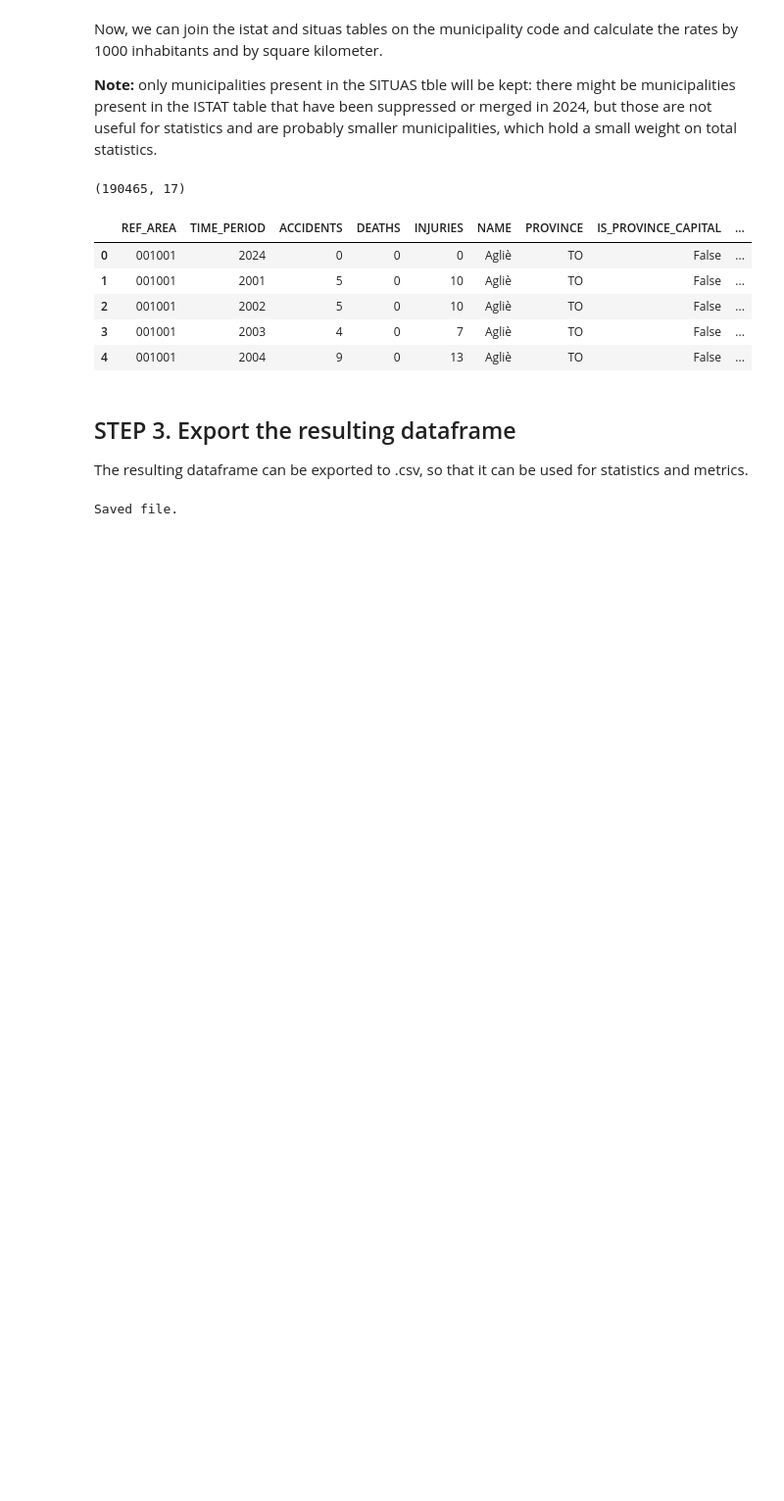
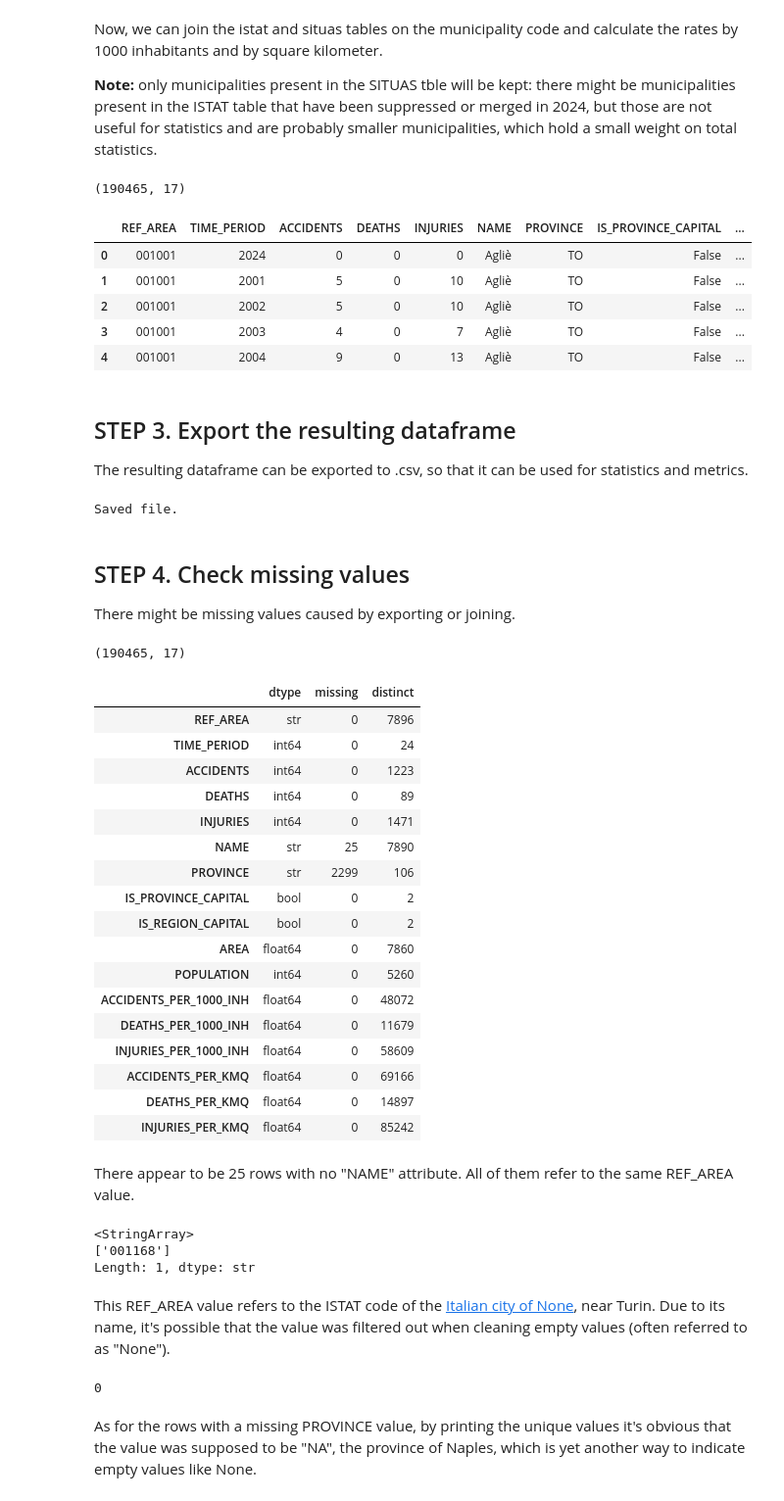
Before and after one commit to maurancino/final-project, a Jupyter notebook: notebooks/1. Building the Dataframe.ipynb, the cells around one changed output. Shown at 98% size. Drawn from its saved outputs; the diff is of its cells as text; code cells hidden in the pictures; blank space fills up the shorter version.

Commit message:
Started notebook on EDA, fixed problems with values that were parsed as empty (like Naples as NA)

```diff
--- a/notebooks/1. Building the Dataframe.ipynb
+++ b/notebooks/1. Building the Dataframe.ipynb
@@ -213,3 +213,60 @@ final.to_csv(output)
 print(f"Saved file.")
 # %% [output]
 Saved file.
+# %% [markdown]
+## STEP 4. Check missing values
+There might be missing values caused by exporting or joining.
+# %%
+import pandas as pd
+from pathlib import Path
+
+finalpath = Path("../data/2_final.csv")
+df = pd.read_csv(finalpath)
+
+# Make the REF:AREA a 6-digit code with leading zeros
+df["REF_AREA"] = df["REF_AREA"].astype(str).str.zfill(6)
+
+print(df.shape)
+pd.DataFrame({"dtype": df.dtypes, "missing": df.isna().sum(), "distinct": df.nunique()})
+# %% [output]
+(190465, 17)
+|  | dtype | missing | distinct |
+| REF_AREA | str | 0 | 7896 |
+| TIME_PERIOD | int64 | 0 | 24 |
+| ACCIDENTS | int64 | 0 | 1223 |
+| DEATHS | int64 | 0 | 89 |
+| INJURIES | int64 | 0 | 1471 |
+| NAME | str | 25 | 7890 |
+| PROVINCE | str | 2299 | 106 |
+| IS_PROVINCE_CAPITAL | bool | 0 | 2 |
+| IS_REGION_CAPITAL | bool | 0 | 2 |
+| AREA | float64 | 0 | 7860 |
+| POPULATION | int64 | 0 | 5260 |
+| ACCIDENTS_PER_1000_INH | float64 | 0 | 48072 |
+| DEATHS_PER_1000_INH | float64 | 0 | 11679 |
+| INJURIES_PER_1000_INH | float64 | 0 | 58609 |
+| ACCIDENTS_PER_KMQ | float64 | 0 | 69166 |
+| DEATHS_PER_KMQ | float64 | 0 | 14897 |
+| INJURIES_PER_KMQ | float64 | 0 | 85242 |
+# %% [markdown]
+There appear to be 25 rows with no "NAME" attribute. All of them refer to the same REF_AREA value.
+# %%
+# Filter rows where NAME is missing
+unmatched = df[df["NAME"].isna()]
+print(unmatched["REF_AREA"].unique())
+# %% [output]
+<StringArray>
+['001168']
+Length: 1, dtype: str
+# %% [markdown]
+This REF_AREA value refers to the ISTAT code of the [Italian city of None](https://it.wikipedia.org/wiki/None_(Italia)), near Turin. Due to its name, it's possible that the value was filtered out when cleaning empty values (often referred to as "None").
+# %%
+# Putting back the value in NAME
+df.loc[df["REF_AREA"] == "001168", "NAME"] = "None"
+
+# Check number of rows where "NAME" is empty, it should be 0
+print(len(df[df["NAME"].isna()]))
+# %% [output]
+0
+# %% [markdown]
+As for the rows with a missing PROVINCE value, by printing the unique values it's obvious that the value was supposed to be "NA", the province of Naples, which is yet another way to indicate empty values like None.
```
Also changed, not shown: parts of 7 cells of this notebook, 2 other files.
